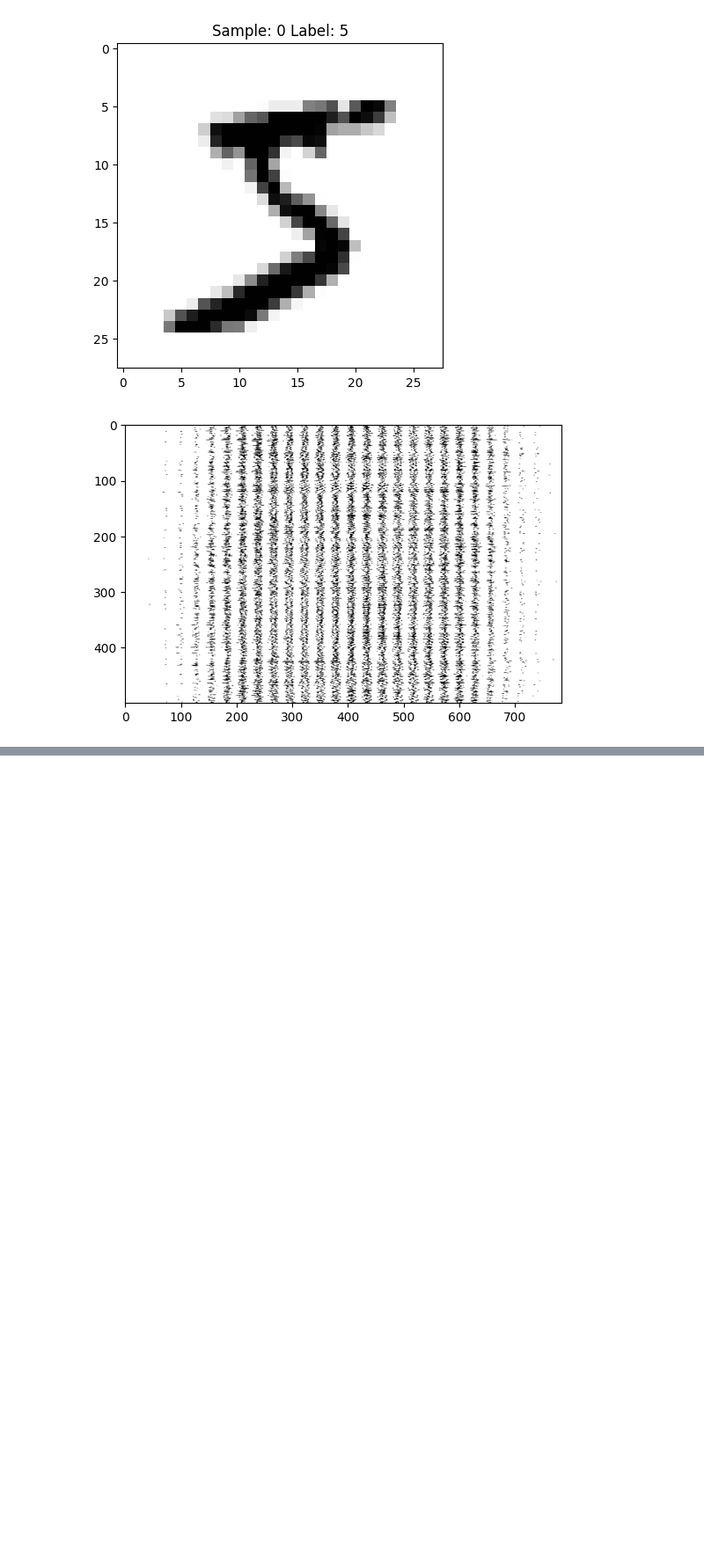
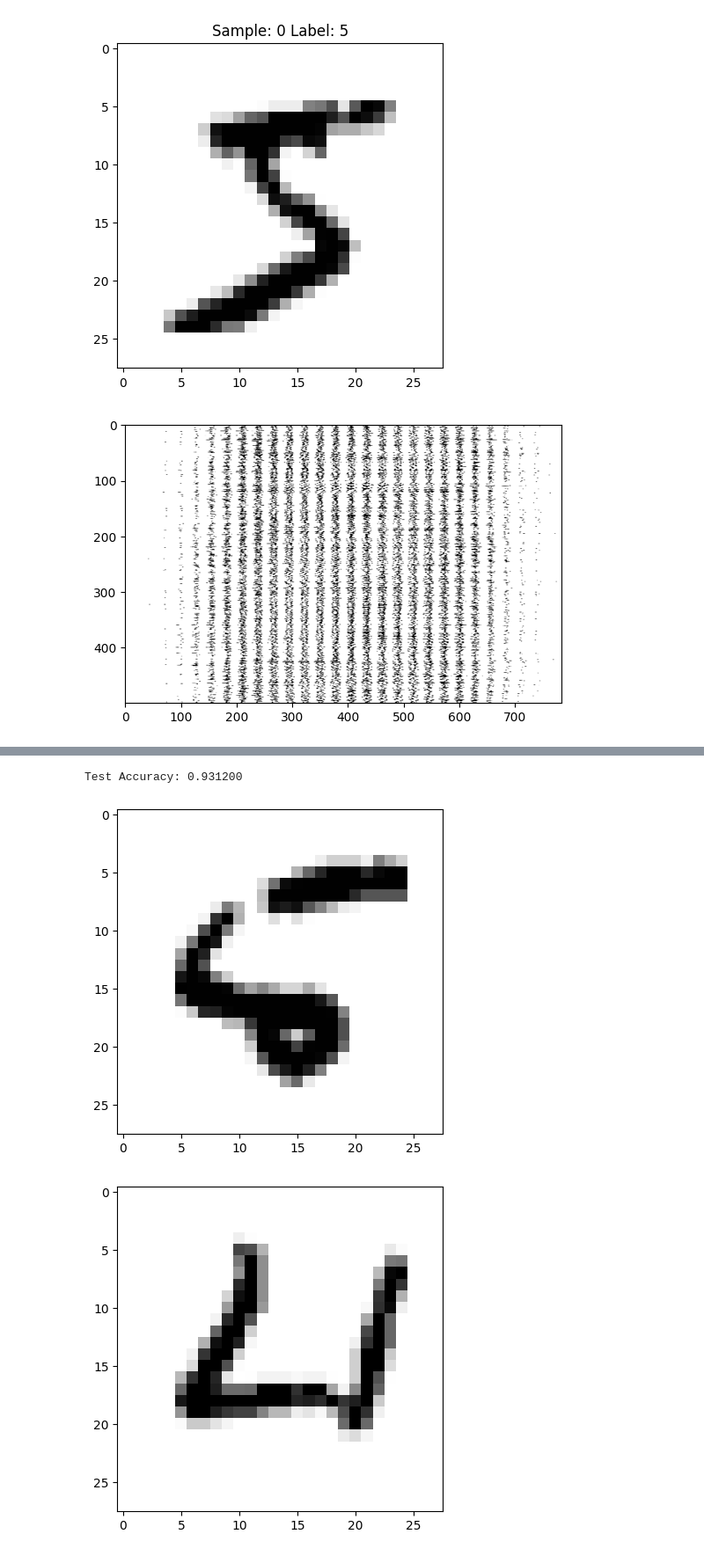
Before and after one commit to Gowtham13042007/cron_job, a Jupyter notebook: tensorflow.ipynb, the cells around one changed output, grey strips where cells are left out. Shown at 88% size. Saved outputs shown, nothing was run; the diff lists cells and outputs as text; code cells hidden in the pictures; blank space fills up the shorter version.

```diff
--- a/tensorflow.ipynb
+++ b/tensorflow.ipynb
@@ -57,7 +54,8 @@ training_steps=3000
 batch_size=250
 display_step=100
 
-n_hidden=512  # number of neurons
+n_hidden1=512  # number of neurons
+n_hidden2=256
 # %%
 train_data=tf.data.Dataset.from_tensor_slices((x_train,y_train))  #(image,label)
 train_data=train_data.repeat().shuffle(60000).batch(batch_size).prefetch(1) # prefetch 1 means the cpu continuously batch the data for training without making the gpu idle
@@ -65,8 +63,17 @@ train_data=train_data.repeat().shuffle(60000).batch(batch_size).prefetch(1) # pr
 # %%
 random_normal=tf.initializers.RandomNormal() # intialises random weights
 
-weights={'h':tf.Variable(random_normal([num_features,n_hidden])),'out':tf.Variable(random_normal([n_hidden,num_classes]))}
+weights={'h1':tf.Variable(random_normal([num_features,n_hidden1])),'h2':tf.Variable(random_normal([n_hidden1,n_hidden2])),'out':tf.Variable(random_normal([n_hidden2,num_classes]))}
 biases={
-    'b':tf.Variable(tf.zeros([n_hidden])),
+    'b1':tf.Variable(tf.zeros([n_hidden1])),
+    'b2':tf.Variable(tf.zeros([n_hidden2])),
     'out':tf.Variable(tf.zeros([num_classes]))
 }
+# %%
+def neural_net(inputdata):
+  hidden1_layer=tf.add(tf.matmul(inputdata,weights['h1']),biases['b1'])
+  hidden1_layer=tf.nn.sigmoid(hidden1_layer)
+  hidden2_layer=tf.add(tf.matmul(hidden1_layer,weights['h2']),biases['b2'])
+  hidden2_layer=tf.nn.sigmoid(hidden2_layer)
+  output_layer=tf.matmul(hidden2_layer,weights['out'])+biases['out']
+  return tf.nn.softmax(output_layer)
@@ -72,0 +126,20 @@ biases={
+# %%
+pred=neural_net(x_test)
+print("Test Accuracy: %f" %accuracy(pred,y_test))
+# %% [output]
+Test Accuracy: 0.931200
+# %%
+n_images=200
+test_images=x_test[:n_images]
+test_labels=y_test[:n_images]
+predictions=neural_net(test_images)
+
+for i in range(n_images):
+  model_predictions=np.argmax(predictions.numpy()[i])
+  if model_predictions!=test_labels[i]:
+    plt.figure()
+    plt.imshow(np.reshape(test_images[i],(28,28)),cmap=plt.get_cmap('gray_r'))
+    plt.show()
+# %% [output]
+[figure, added]
+[figure, added]
```
Also changed, not shown: parts of 6 cells of this notebook.
